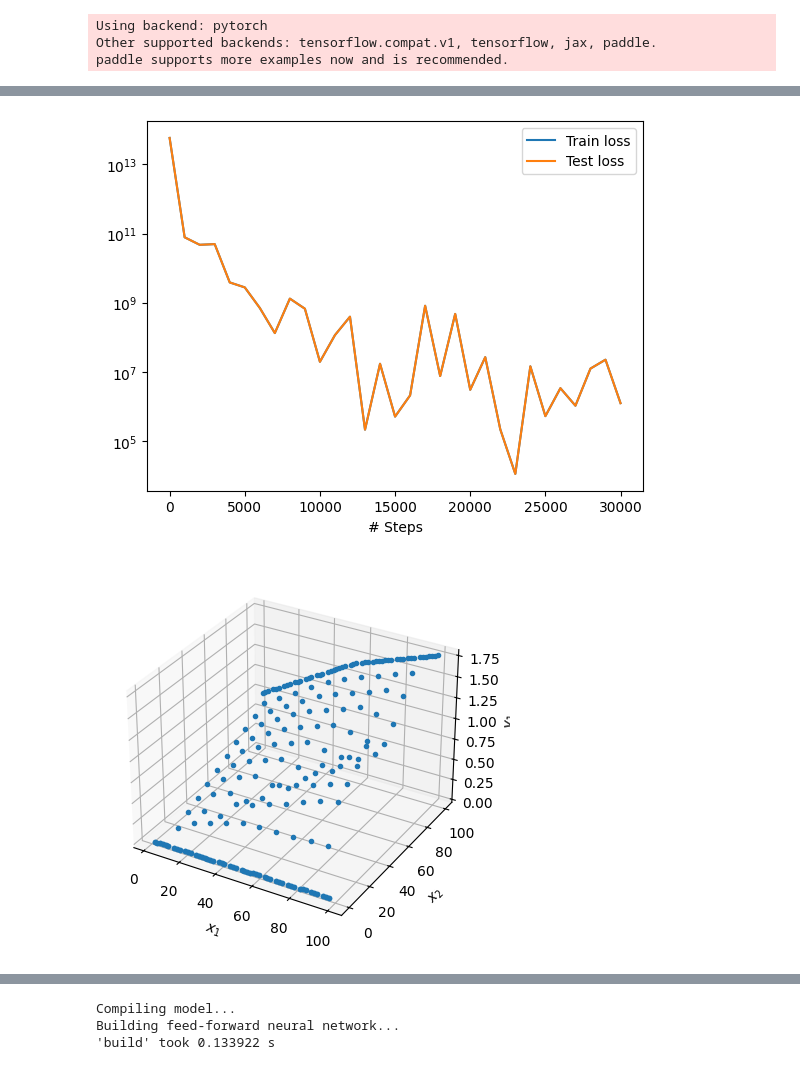
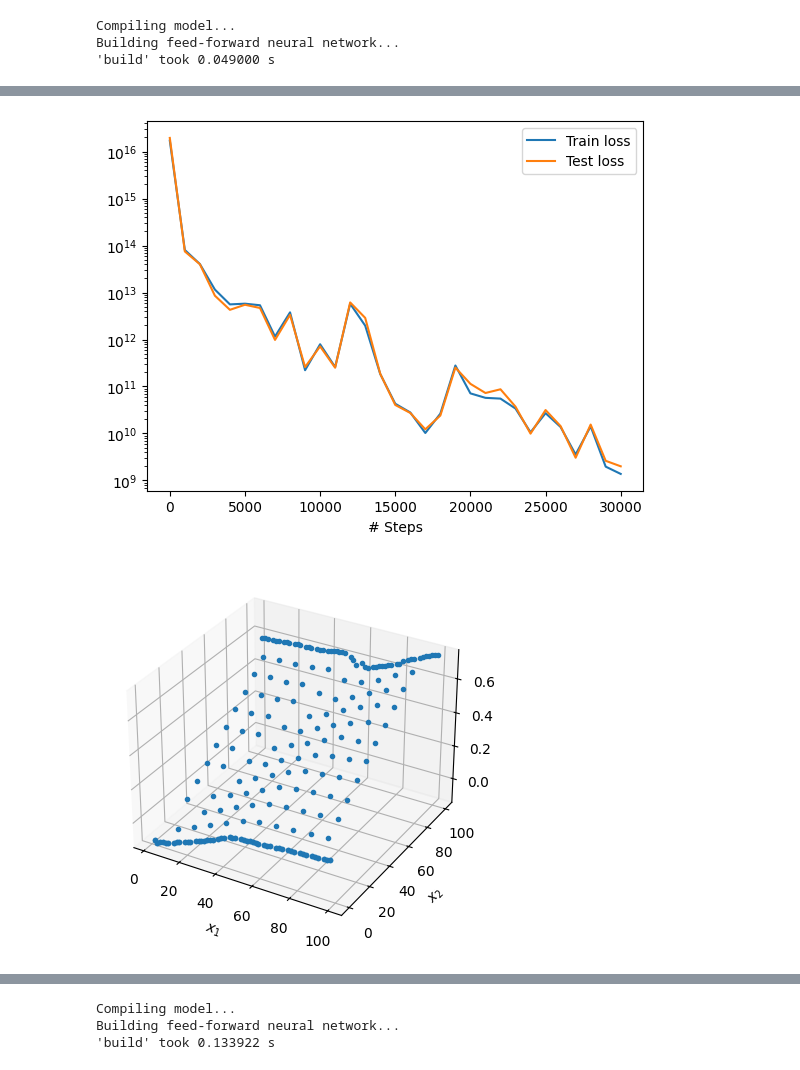
Before and after one commit to Daniel19993099/PINN_testing, a Jupyter notebook: PINN_0.3.1.ipynb, the cells around one changed output, grey strips where cells are left out. Saved outputs shown, nothing was run; the diff lists cells and outputs as text; code cells hidden in the pictures.

```diff
--- a/PINN_0.3.1.ipynb
+++ b/PINN_0.3.1.ipynb
@@ -1,9 +1,13 @@
 # %%
+# Code-1.
+# This code uses the continuous approach for the PDE definition. The displacement deriving the stress. Andall values are not normalised.
+# The result respects the boundary condition but the plate is twisted, which is not like a pure membrane defromation.
+# Code-2 tested the descrete method.
 import pandas as pd
 import os
 import tensorflow as tf
-import torch
-os.environ['DDE_BACKEND'] = 'pytorch'
+
+os.environ['DDE_BACKEND'] = 'tensorflow.compat.v1'
 from sklearn.model_selection import train_test_split
 import numpy as np
 import deepxde as dde
@@ -68,7 +72,7 @@ def traction_top(x, y,X):
     T_x_residual = T_x - T_x_desired
     T_y_residual = T_y - T_y_desired
 
-    return torch.stack([T_x_residual, T_y_residual], dim=-1)
+    return T_x_residual, T_y_residual
 
 
 bc_bottom_u_x = dde.DirichletBC(geom, lambda x: 0, boundary_bottom, component=0)
@@ -101,7 +105,7 @@ def pde(x, y):
     eq1 = sigma_xx_x + sigma_xy_y + qx
     eq2 = sigma_xy_x + sigma_yy_y + qy
 
-    return torch.stack([eq1, eq2], dim=-1)
+    return [eq1, eq2]
 
 data = dde.data.PDE(
     geom,
@@ -114,7 +118,7 @@ data = dde.data.PDE(
 # Network for C_L
 layer_size = [2] + [62] * 5 + [2]
 activation = "relu"
-initializer = "He Uniform"
+initializer = "He normal"
 net_C_L = dde.nn.FNN(layer_size, activation, initializer)
 
 model= dde.Model(data, net_C_L)
@@ -131,3 +136,3 @@ dde.saveplot(losshistory, train_state, issave=True, isplot=True)
-Using backend: pytorch
-Other supported backends: tensorflow.compat.v1, tensorflow, jax, paddle.
-paddle supports more examples now and is recommended.
+Compiling model...
+Building feed-forward neural network...
+'build' took 0.049000 s
@@ -152,2 +156,2 @@ Saving test data to c:\Users\yesda\Tiedostot\PINN_testing\test.dat ...
-[figure, old version]
+[figure, new version]
-[figure, old version]
+[figure, new version]
```
Also changed, not shown: parts of 9 cells of this notebook, 3 other files.
